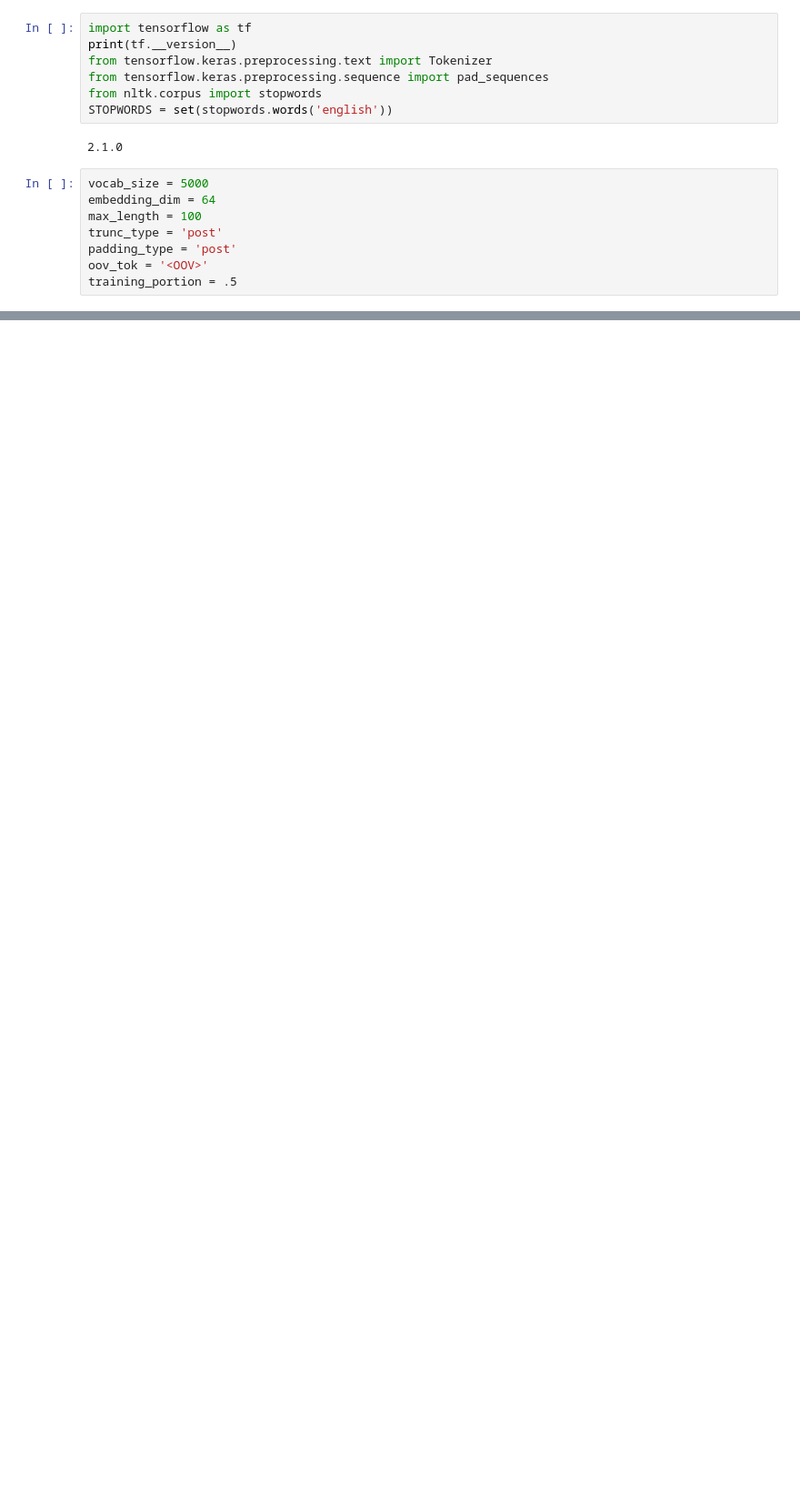
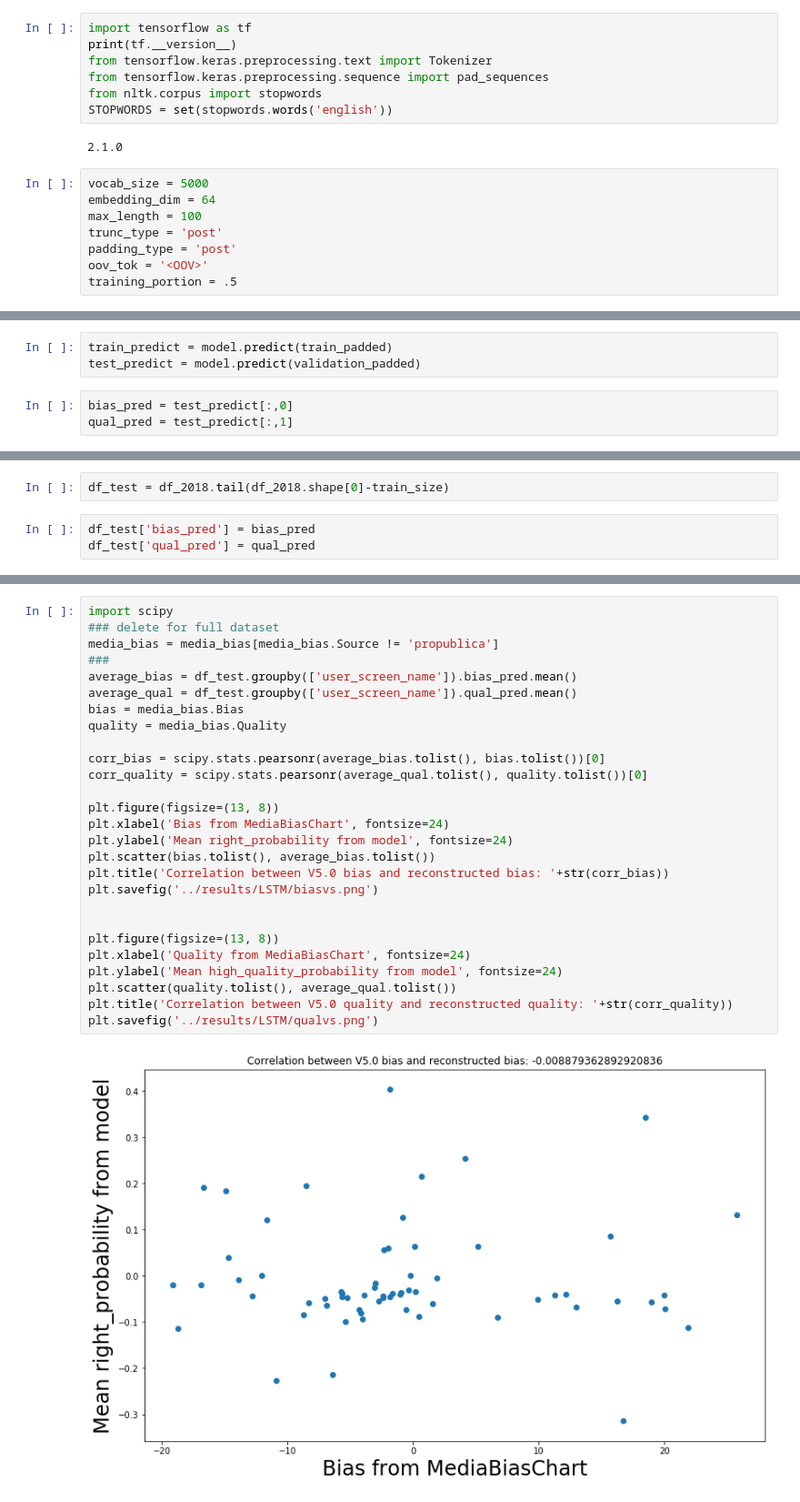
Before and after one commit to zchao3LA/MediaSentiment, a Jupyter notebook: code/LSTM_regression.ipynb, the cells around one changed output, grey strips where cells are left out. Shown at 91% size. Saved outputs shown, nothing was run; the diff lists cells and outputs as text; blank space fills up the shorter version.

Commit message:
LSTM

```diff
--- a/code/LSTM_regression.ipynb
+++ b/code/LSTM_regression.ipynb
@@ -349,0 +312,6 @@ training_label_seq[199:211,:]
+# %%
+train_predict = model.predict(train_padded)
+test_predict = model.predict(validation_padded)
+# %%
+bias_pred = test_predict[:,0]
+qual_pred = test_predict[:,1]
@@ -349,0 +326,5 @@ training_label_seq[199:211,:]
+# %%
+df_test = df_2018.tail(df_2018.shape[0]-train_size)
+# %%
+df_test['bias_pred'] = bias_pred
+df_test['qual_pred'] = qual_pred
@@ -349,0 +350,29 @@ training_label_seq[199:211,:]
+# %%
+import scipy
+### delete for full dataset
+media_bias = media_bias[media_bias.Source != 'propublica']
+###
+average_bias = df_test.groupby(['user_screen_name']).bias_pred.mean()
+average_qual = df_test.groupby(['user_screen_name']).qual_pred.mean()
+bias = media_bias.Bias
+quality = media_bias.Quality
+
+corr_bias = scipy.stats.pearsonr(average_bias.tolist(), bias.tolist())[0]
+corr_quality = scipy.stats.pearsonr(average_qual.tolist(), quality.tolist())[0]
+
+plt.figure(figsize=(13, 8))
+plt.xlabel('Bias from MediaBiasChart', fontsize=24)
+plt.ylabel('Mean right_probability from model', fontsize=24)
+plt.scatter(bias.tolist(), average_bias.tolist())
+plt.title('Correlation between V5.0 bias and reconstructed bias: '+str(corr_bias))
+plt.savefig('../results/LSTM/biasvs.png')
+
+
+plt.figure(figsize=(13, 8))
+plt.xlabel('Quality from MediaBiasChart', fontsize=24)
+plt.ylabel('Mean high_quality_probability from model', fontsize=24)
+plt.scatter(quality.tolist(), average_qual.tolist())
+plt.title('Correlation between V5.0 quality and reconstructed quality: '+str(corr_quality))
+plt.savefig('../results/LSTM/qualvs.png')
+# %% [output]
+[figure, added]
```
Also changed, not shown: parts of 30 cells of this notebook, 7 other files.
